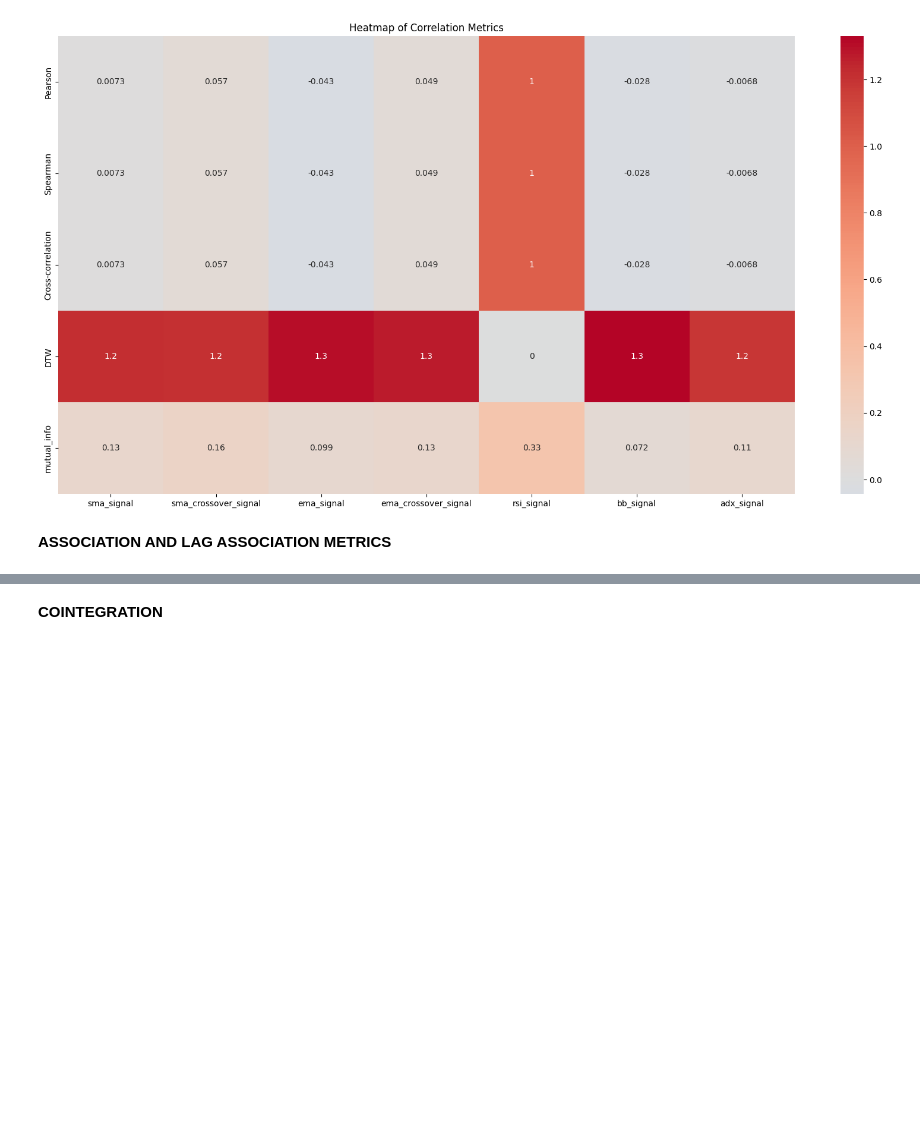
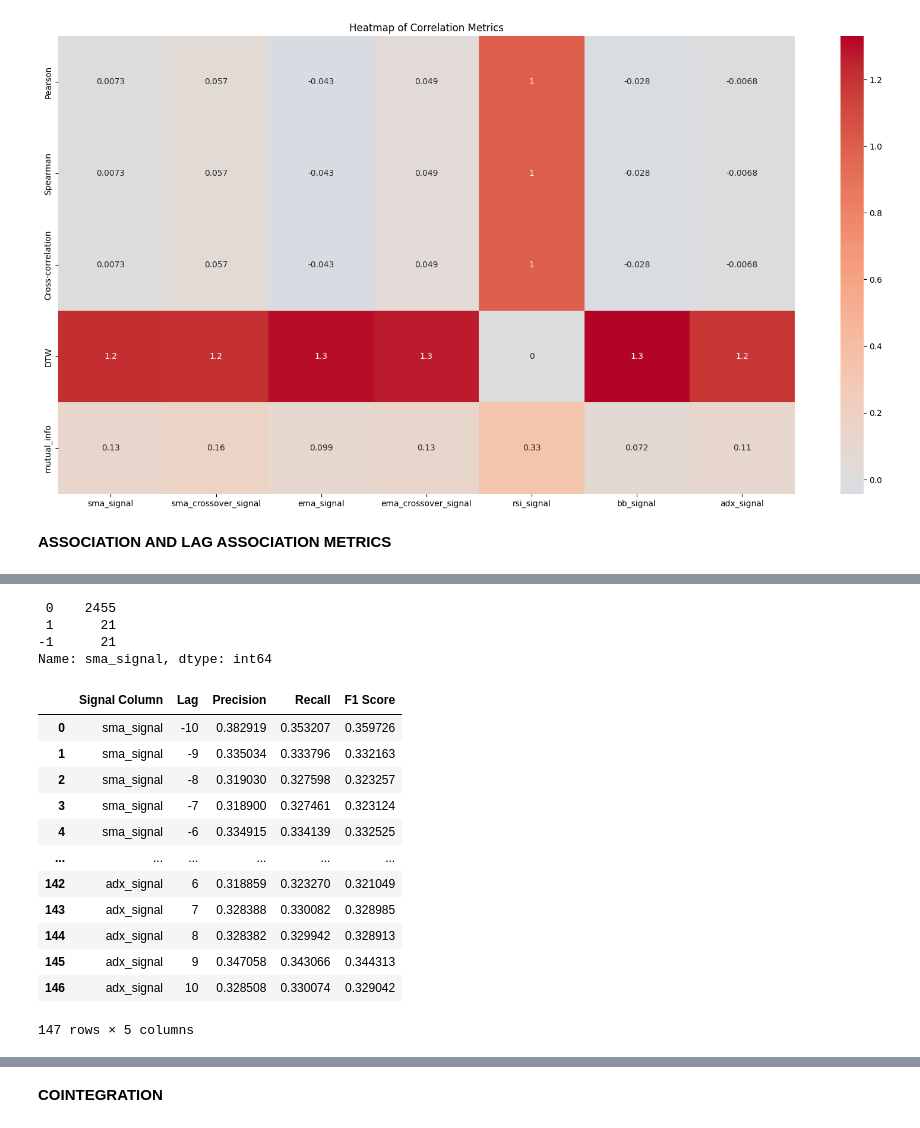
Before and after one commit to abhinav70291/TechnicalAnalysis-for-intra-day-trading, a Jupyter notebook: Technical_Analysis_underwork.ipynb, the cells around one changed output, grey strips where cells are left out. Drawn from its saved outputs; the diff is of its cells as text; code cells hidden in the pictures; blank space fills up the shorter version.

```diff
--- a/Technical_Analysis_underwork.ipynb
+++ b/Technical_Analysis_underwork.ipynb
@@ -1401,0 +1388,20 @@ plt.show()
+# %%
+# Create an empty DataFrame to store the results
+report = pd.DataFrame(columns=['Lag', 'Count'])
+
+# Loop over the range from -10 to +10
+for lag in range(-10, 11):
+    # Shift the sma_signal
+    df['sma_signal_shifted'] = df['sma_signal'].shift(lag)
+
+    # Calculate the count
+    count = (df['signal'] == df['sma_signal_shifted']).sum()
+
+    # Append the result to the report DataFrame
+    report = report.append({'Lag': lag, 'Success': count/len(df)}, ignore_index=True)
+
+# Remove the temporary shifted column
+df.drop('sma_signal_shifted', axis=1, inplace=True)
+
+# Print the report
+print(report)
@@ -1401,0 +1466,54 @@ plt.show()
+# %%
+df.sma_signal.value_counts()
+# %% [output]
+ 0    2455
+ 1      21
+-1      21
+Name: sma_signal, dtype: int64
+# %%
+import pandas as pd
+from sklearn.metrics import confusion_matrix, precision_score, recall_score, f1_score
+
+# Define the list of signal columns
+signal_columns = ['sma_signal', 'sma_crossover_signal', 'ema_signal', 'ema_crossover_signal', 'rsi_signal', 'bb_signal', 'adx_signal']
+
+# Create an empty DataFrame to store the results
+report = pd.DataFrame(columns=['Signal Column', 'Lag', 'Precision', 'Recall', 'F1 Score'])
+
+# Loop over the signal columns
+for signal_column in signal_columns:
+    # Loop over the range from -10 to +10
+    for lag in range(-10, 11):
+        # Shift the signal column
+        df[signal_column + '_shifted'] = df[signal_column].shift(lag)
+
+        # Drop the NaN values from the shifted column
+        shifted = df[signal_column + '_shifted'].dropna()
+
+        # Calculate precision, recall, and F1 score
+        precision = precision_score(df['signal'].loc[shifted.index], shifted, average='macro', zero_division=0)
+        recall = recall_score(df['signal'].loc[shifted.index], shifted, average='macro', zero_division=0)
+        f1 = f1_score(df['signal'].loc[shifted.index], shifted, average='macro', zero_division=0)
+
+        # Append the result to the report DataFrame
+        report = report.append({'Signal Column': signal_column, 'Lag': lag, 'Precision': precision, 'Recall': recall, 'F1 Score': f1}, ignore_index=True)
+
+    # Remove the temporary shifted column
+    df.drop(signal_column + '_shifted', axis=1, inplace=True)
+
+# Print the report
+report
+# %% [output]
+|  | Signal Column | Lag | Precision | Recall | F1 Score |
+| 0 | sma_signal | -10 | 0.382919 | 0.353207 | 0.359726 |
+| 1 | sma_signal | -9 | 0.335034 | 0.333796 | 0.332163 |
+| 2 | sma_signal | -8 | 0.319030 | 0.327598 | 0.323257 |
+| 3 | sma_signal | -7 | 0.318900 | 0.327461 | 0.323124 |
+| 4 | sma_signal | -6 | 0.334915 | 0.334139 | 0.332525 |
+| ... | ... | ... | ... | ... | ... |
+| 142 | adx_signal | 6 | 0.318859 | 0.323270 | 0.321049 |
+| 143 | adx_signal | 7 | 0.328388 | 0.330082 | 0.328985 |
+| 144 | adx_signal | 8 | 0.328382 | 0.329942 | 0.328913 |
+| 145 | adx_signal | 9 | 0.347058 | 0.343066 | 0.344313 |
+| 146 | adx_signal | 10 | 0.328508 | 0.330074 | 0.329042 |
+147 rows × 5 columns
```
Also changed, not shown: parts of 12 cells of this notebook.
